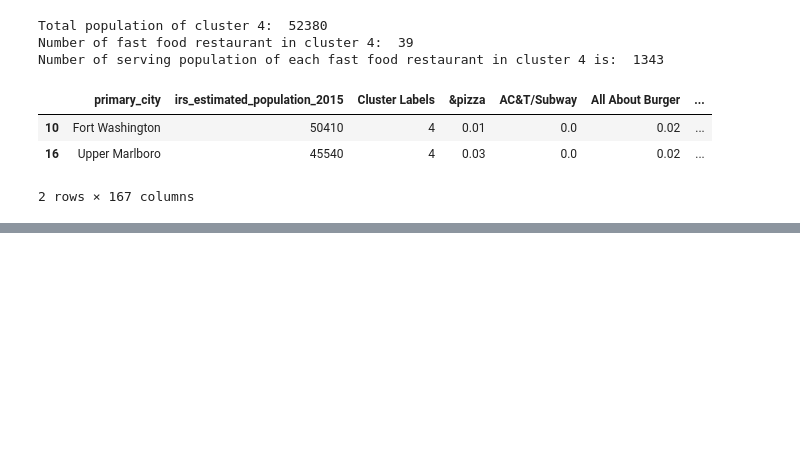
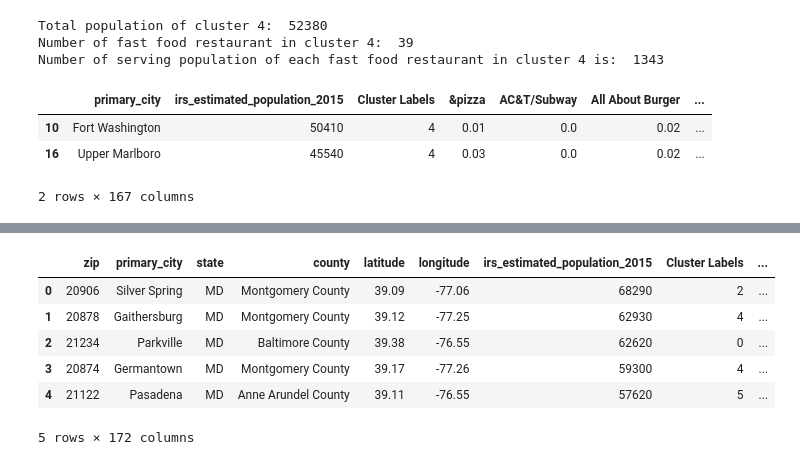
Before and after one commit to albertleung1/ibmAppliedDataScienceCapstone, a Jupyter notebook: KwaiFinalCapstoneProject-Final.ipynb, the cells around one changed output, grey strips where cells are left out. Drawn from its saved outputs; the diff is of its cells as text; code cells hidden in the pictures; blank space fills up the shorter version.

```diff
--- a/KwaiFinalCapstoneProject-Final.ipynb
+++ b/KwaiFinalCapstoneProject-Final.ipynb
@@ -734,0 +737,14 @@ Number of serving population of each fast food restaurant in cluster 5 is:  940
+# %%
+# Uses MD_grouped2 for second analysis
+
+# Set number of clusters
+kclusters2 = 7
+
+MD_grouped_clu2 = MD_grouped2.drop('Neighbourhood', 1)
+#print('MD_grouped_clu: ', MD_grouped_clu)
+
+# Run k-means clustering
+kmeans2 = KMeans(n_clusters=kclusters2, random_state=0, n_init=100).fit(MD_grouped_clu2)
+
+# Check cluster labels generated for each row in the dataframe
+kmeans2.labels_[0:10]
@@ -734,0 +753,3 @@ Number of serving population of each fast food restaurant in cluster 5 is:  940
+# %%
+MD_grouped2.drop('Cluster Labels', 1, inplace=True)
+MD_grouped2.head()
@@ -734,0 +764,12 @@ Number of serving population of each fast food restaurant in cluster 5 is:  940
+# %%
+## Merge all data set into one for analysis.
+
+# Add clustering labels
+MD_grouped2.insert(0, 'Cluster Labels', kmeans2.labels_)
+# %%
+MD_merged2 = MDDataPop
+
+# Merage MD grouped with MDDataPop to add latitude/longitude for the neighbourhood with high population
+MD_merged2 = MD_merged2.join(MD_grouped2.set_index('Neighbourhood'), on='primary_city')
+
+MD_merged2.head(10)
@@ -734,0 +789,12 @@ Number of serving population of each fast food restaurant in cluster 5 is:  940
+# %%
+# Drop the type, acceptable_cities, area_codes, and country column
+MD_merged2 = MD_merged2.drop(columns=['type', 'acceptable_cities', 'area_codes', 'country'])
+MD_merged2.head()
+# %% [output]
+|  | zip | primary_city | state | county | latitude | longitude | irs_estimated_population_2015 | Cluster Labels | ... |
+| 0 | 20906 | Silver Spring | MD | Montgomery County | 39.09 | -77.06 | 68290 | 2 | ... |
+| 1 | 20878 | Gaithersburg | MD | Montgomery County | 39.12 | -77.25 | 62930 | 4 | ... |
+| 2 | 21234 | Parkville | MD | Baltimore County | 39.38 | -76.55 | 62620 | 0 | ... |
+| 3 | 20874 | Germantown | MD | Montgomery County | 39.17 | -77.26 | 59300 | 4 | ... |
+| 4 | 21122 | Pasadena | MD | Anne Arundel County | 39.11 | -76.55 | 57620 | 5 | ... |
+5 rows × 172 columns
```
Also changed, not shown: parts of 36 cells of this notebook.
